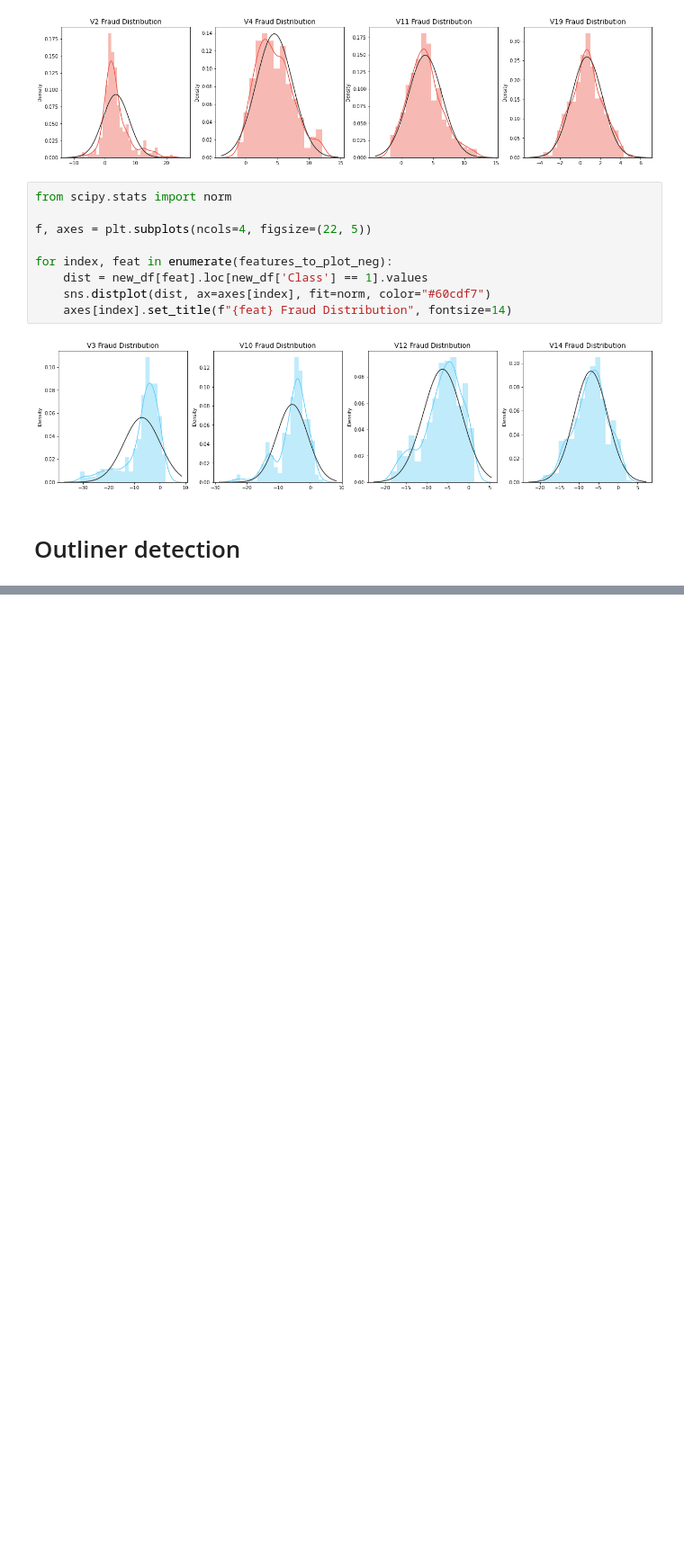
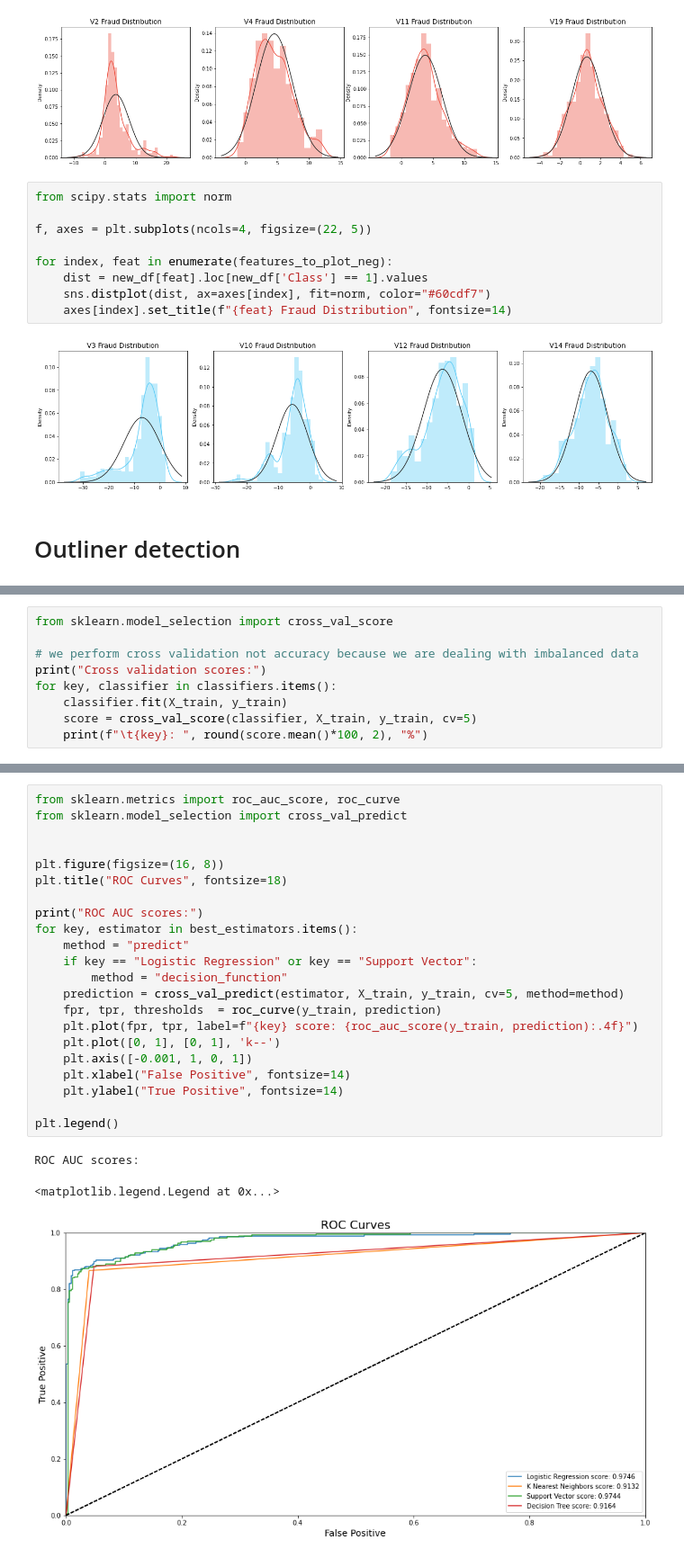
Before and after one commit to raulmarinau/DSIP, a Jupyter notebook: fraud.ipynb, the cells around one changed output, grey strips where cells are left out. Shown at 90% size. Cells and saved outputs as stored; diff of their text form; blank space fills up the shorter version.

```diff
--- a/fraud.ipynb
+++ b/fraud.ipynb
@@ -234,0 +299,9 @@ for index, feat in enumerate(features_to_plot_neg):
+# %%
+from sklearn.model_selection import cross_val_score
+
+# we perform cross validation not accuracy because we are dealing with imbalanced data
+print("Cross validation scores:")
+for key, classifier in classifiers.items():
+    classifier.fit(X_train, y_train)
+    score = cross_val_score(classifier, X_train, y_train, cv=5)
+    print(f"\t{key}: ", round(score.mean()*100, 2), "%")
@@ -234,0 +350,26 @@ for index, feat in enumerate(features_to_plot_neg):
+# %%
+from sklearn.metrics import roc_auc_score, roc_curve
+from sklearn.model_selection import cross_val_predict
+
+
+plt.figure(figsize=(16, 8))
+plt.title("ROC Curves", fontsize=18)
+
+print("ROC AUC scores:")
+for key, estimator in best_estimators.items():
+    method = "predict"
+    if key == "Logistic Regression" or key == "Support Vector":
+        method = "decision_function"
+    prediction = cross_val_predict(estimator, X_train, y_train, cv=5, method=method)
+    fpr, tpr, thresholds  = roc_curve(y_train, prediction)
+    plt.plot(fpr, tpr, label=f"{key} score: {roc_auc_score(y_train, prediction):.4f}")
+    plt.plot([0, 1], [0, 1], 'k--')
+    plt.axis([-0.001, 1, 0, 1])
+    plt.xlabel("False Positive", fontsize=14)
+    plt.ylabel("True Positive", fontsize=14)
+
+plt.legend()
+# %% [output]
+ROC AUC scores:
+<matplotlib.legend.Legend at 0x...>
+[figure, added]
```
Also changed, not shown: parts of 12 cells of this notebook.
